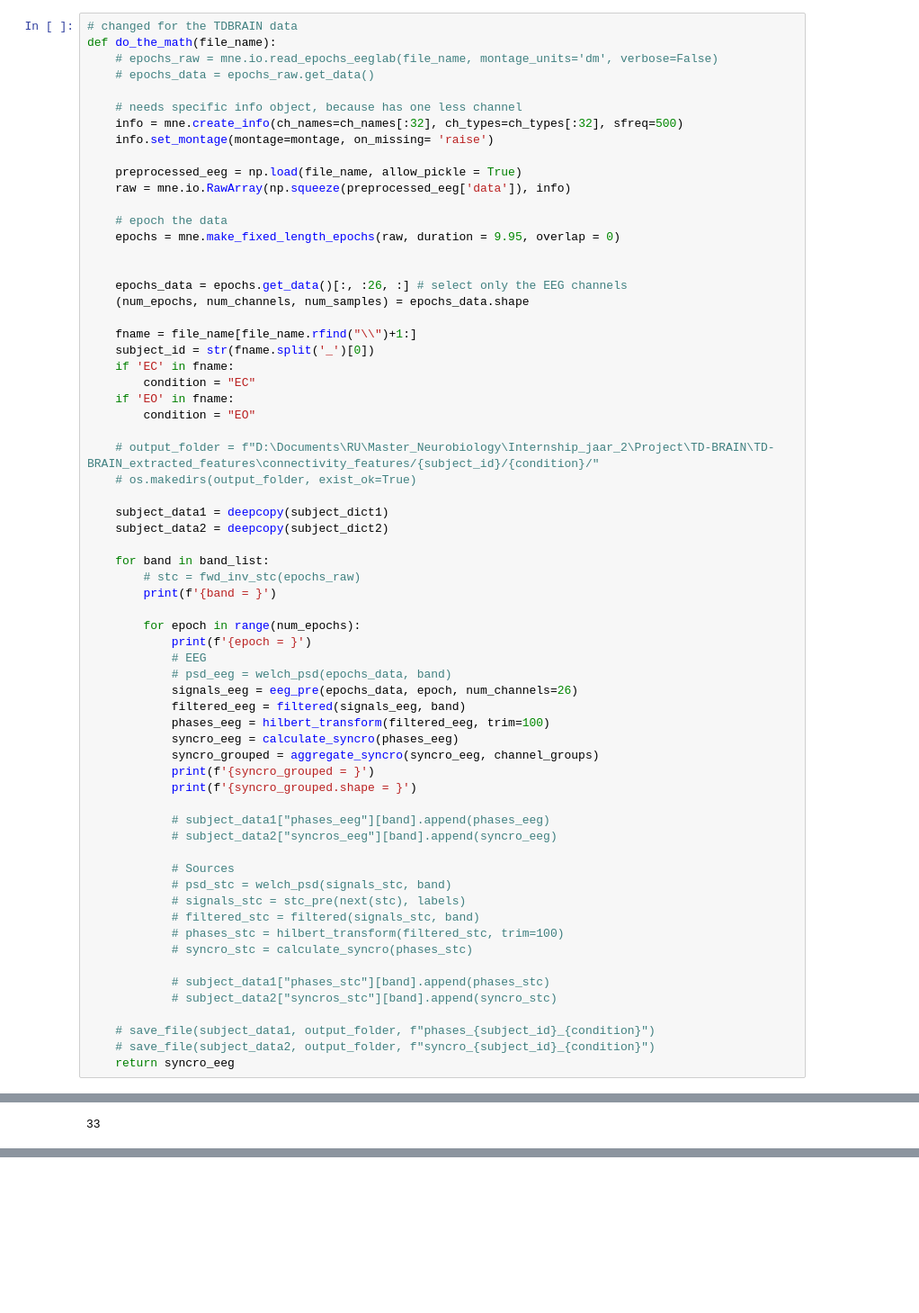
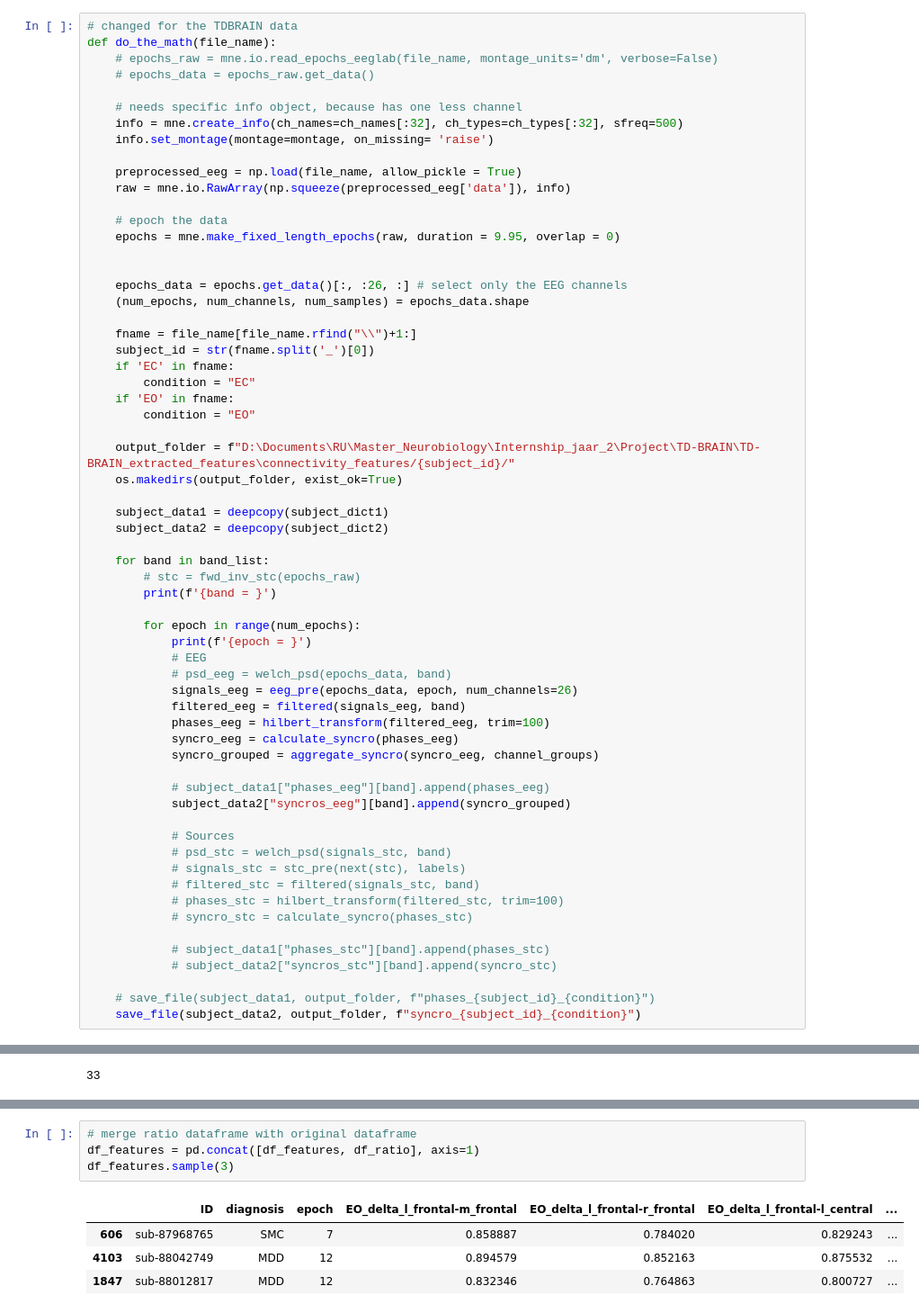
Before and after one commit to TSmolders/Internship_EEG, a Jupyter notebook: 2b_connectivity_feature_extraction.ipynb, the cells around one changed output, grey strips where cells are left out. Shown: that part at 90% size. Saved outputs shown, nothing was run; the diff lists cells and outputs as text; blank space fills up the shorter version.

```diff
--- a/2b_connectivity_feature_extraction.ipynb
+++ b/2b_connectivity_feature_extraction.ipynb
@@ -380,8 +336,8 @@ def do_the_math(file_name):
     if 'EO' in fname:
         condition = "EO"
 
-    # output_folder = f"D:\Documents\RU\Master_Neurobiology\Internship_jaar_2\Project\TD-BRAIN\TD-BRAIN_extracted_features\connectivity_features/{subject_id}/{condition}/"
-    # os.makedirs(output_folder, exist_ok=True)
+    output_folder = f"D:\Documents\RU\Master_Neurobiology\Internship_jaar_2\Project\TD-BRAIN\TD-BRAIN_extracted_features\connectivity_features/{subject_id}/"
+    os.makedirs(output_folder, exist_ok=True)
 
     subject_data1 = deepcopy(subject_dict1)
     subject_data2 = deepcopy(subject_dict2)
@@ -399,11 +355,9 @@ def do_the_math(file_name):
             phases_eeg = hilbert_transform(filtered_eeg, trim=100)
             syncro_eeg = calculate_syncro(phases_eeg)
             syncro_grouped = aggregate_syncro(syncro_eeg, channel_groups)
-            print(f'{syncro_grouped = }')
-            print(f'{syncro_grouped.shape = }')
 
             # subject_data1["phases_eeg"][band].append(phases_eeg)
-            # subject_data2["syncros_eeg"][band].append(syncro_eeg)
+            subject_data2["syncros_eeg"][band].append(syncro_grouped)
 
             # Sources
             # psd_stc = welch_psd(signals_stc, band)
@@ -416,8 +370,7 @@ def do_the_math(file_name):
             # subject_data2["syncros_stc"][band].append(syncro_stc)
 
     # save_file(subject_data1, output_folder, f"phases_{subject_id}_{condition}")
-    # save_file(subject_data2, output_folder, f"syncro_{subject_id}_{condition}")
-    return syncro_eeg
+    save_file(subject_data2, output_folder, f"syncro_{subject_id}_{condition}")
 # %%
 # calculate connectivity features for each file
 from joblib import Parallel, delayed # parallel processing
@@ -477,0 +570,9 @@ print(count)
+# %%
+# merge ratio dataframe with original dataframe
+df_features = pd.concat([df_features, df_ratio], axis=1)
+df_features.sample(3)
+# %% [output]
+|  | ID | diagnosis | epoch | EO_delta_l_frontal-m_frontal | EO_delta_l_frontal-r_frontal | EO_delta_l_frontal-l_central | ... |
+| 606 | sub-87968765 | SMC | 7 | 0.858887 | 0.784020 | 0.829243 | ... |
+| 4103 | sub-88042749 | MDD | 12 | 0.894579 | 0.852163 | 0.875532 | ... |
+| 1847 | sub-88012817 | MDD | 12 | 0.832346 | 0.764863 | 0.800727 | ... |
```
Also changed, not shown: parts of 14 cells of this notebook, 2 other files.
